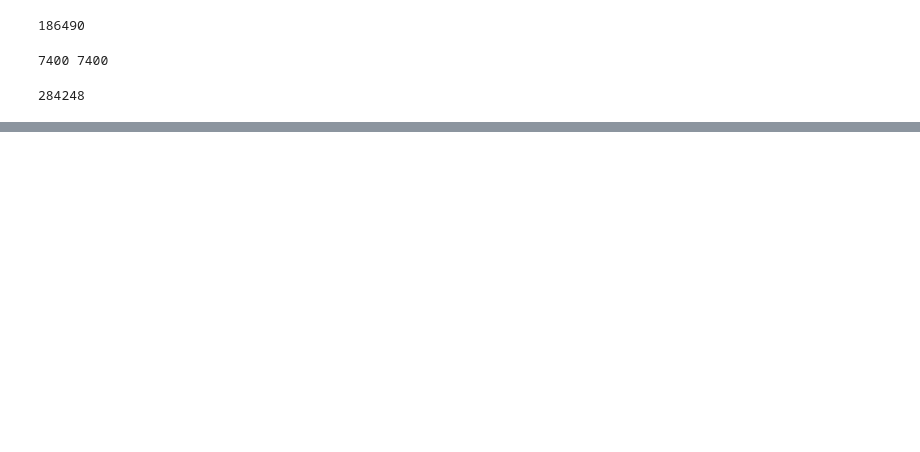
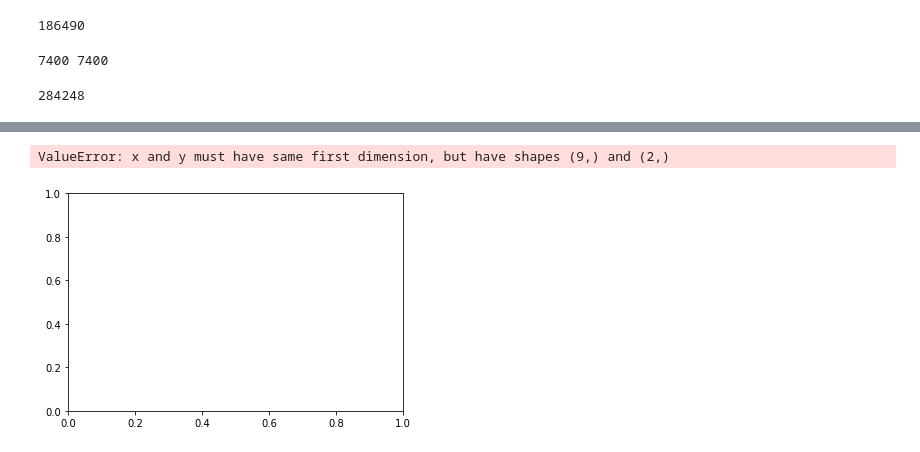
Before and after one commit to yuhuihuang77/Amazon-product-review, a Jupyter notebook: baseline.ipynb, the cells around one changed output, grey strips where cells are left out. Cells and saved outputs as stored; diff of their text form; code cells hidden in the pictures; blank space fills up the shorter version.

```diff
--- a/baseline.ipynb
+++ b/baseline.ipynb
@@ -74,0 +214,23 @@ accuracy(linReg, Xval, yval)
+# %%
+# plot
+Cvalues = np.log(np.array([1, 0.1, 0.05, 0.04, 0.03, 0.02, 0.01, 0.007, 0.005]))
+
+
+plt.plot(Cvalues, trainAccs, 'bo-', label = 'training')
+plt.plot(Cvalues, valAccs, 'ro-', label = 'validation')
+plt.xlim(0.5, -5.5)
+plt.xlabel('Log of C Value')
+plt.ylabel('Accuracy')
+plt.legend()
+plt.show()
+
+plt.plot(Cvalues, trainF1s, 'bo-', label = 'training')
+plt.plot(Cvalues, valF1s, 'ro-', label = 'validation')
+plt.xlim(0.5, -5.5)
+plt.xlabel('Log of C Value')
+plt.ylabel('Average F1 Score')
+plt.legend()
+plt.show()
+# %% [output]
+ValueError: x and y must have same first dimension, but have shapes (9,) and (2,)
+[figure, added]
```
Also changed, not shown: parts of 15 cells of this notebook, 1 other file.
